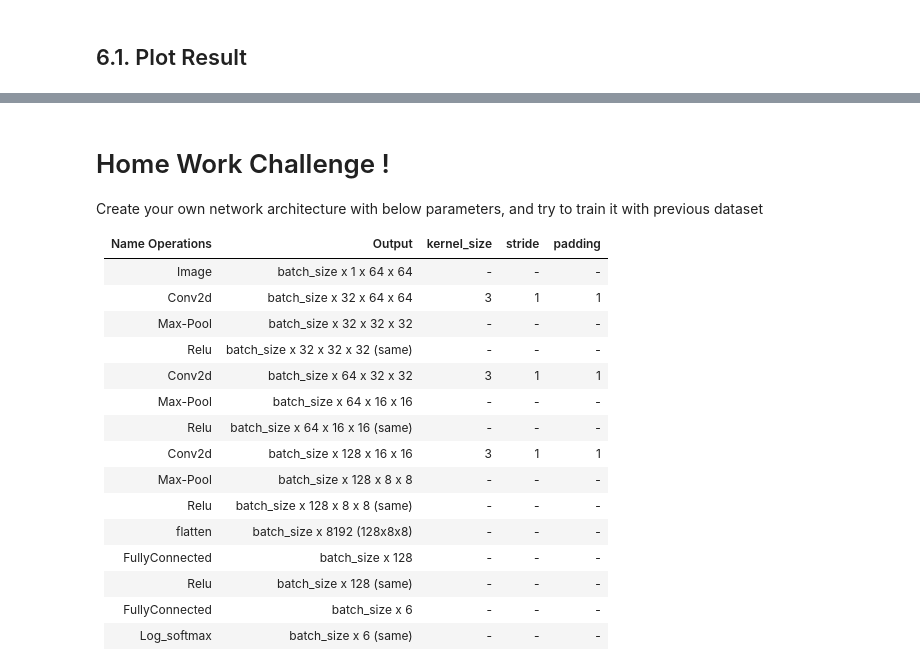
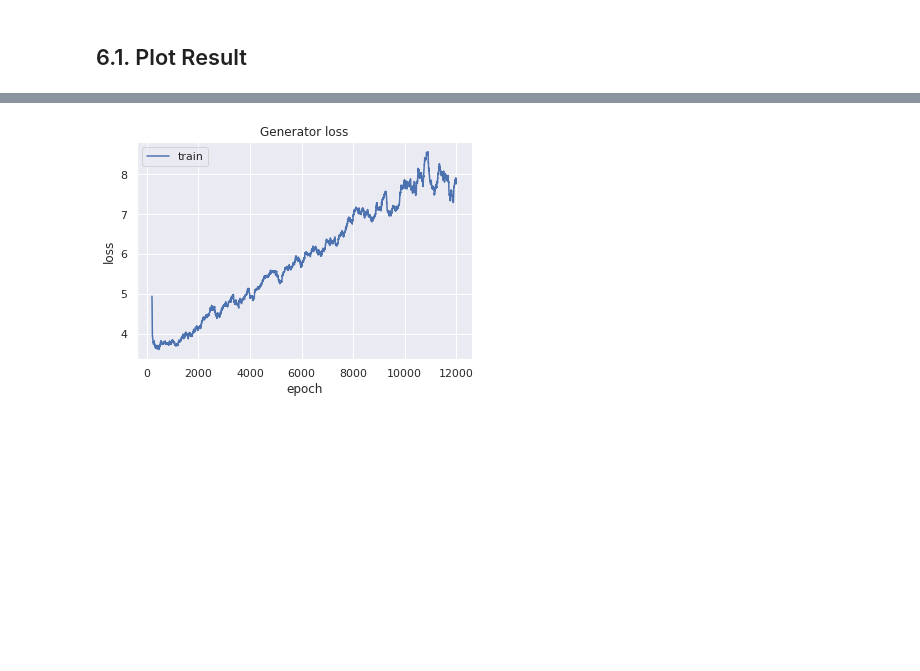
Before and after one commit to imeri-course/ai-in-healthcare, a Jupyter notebook: Session4/Demo_GAN.ipynb, the cells around one changed output, grey strips where cells are left out. Cells and saved outputs as stored; diff of their text form; code cells hidden in the pictures; blank space fills up the shorter version.

```diff
--- a/Session4/Demo_GAN.ipynb
+++ b/Session4/Demo_GAN.ipynb
@@ -654,21 +492,0 @@ mp.show()
-# %% [markdown]
-# Home Work Challenge !
-Create your own network architecture with below parameters, and try to train it with previous dataset
-
-| Name Operations | Output                           | kernel_size | stride | padding |
-|-----------------|----------------------------------|-------------|--------|---------|
-| Image           | batch_size x 1 x 64 x 64         | -           | -      | -       |
-| Conv2d          | batch_size x 32 x 64 x 64        | 3           | 1      | 1       |
-| Max-Pool        | batch_size x 32 x 32 x 32        | -           | -      | -       |
-| Relu            | batch_size x 32 x 32 x 32 (same) | -           | -      | -       |
-| Conv2d          | batch_size x 64 x 32 x 32        | 3           | 1      | 1       |
-| Max-Pool        | batch_size x 64 x 16 x 16        | -           | -      | -       |
-| Relu            | batch_size x 64 x 16 x 16 (same) | -           | -      | -       |
-| Conv2d          | batch_size x 128 x 16 x 16       | 3           | 1      | 1       |
-| Max-Pool        | batch_size x 128 x 8 x 8         | -           | -      | -       |
-| Relu            | batch_size x 128 x 8 x 8 (same)  | -           | -      | -       |
-| flatten         | batch_size x 8192 (128x8x8)      | -           | -      | -       |
-| FullyConnected  | batch_size x 128                 | -           | -      | -       |
-| Relu            | batch_size x 128 (same)          | -           | -      | -       |
-| FullyConnected  | batch_size x 6                   | -           | -      | -       |
-| Log_softmax     | batch_size x 6 (same)            | -           | -      | -       |
@@ -722,0 +493,5 @@ class Net(nn.Module):
+# %%
+# Check Loss
+plot_(G_losses, title="Generator loss")
+# %% [output]
+[figure, added]
```
Also changed, not shown: parts of 26 cells of this notebook, 1 other file.
